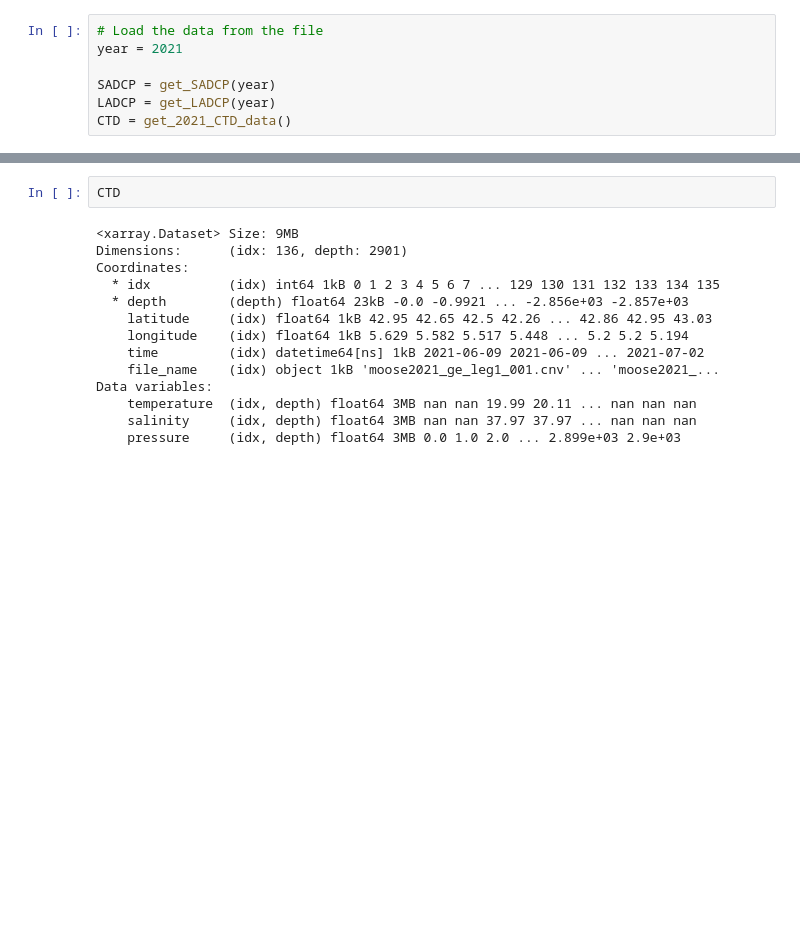
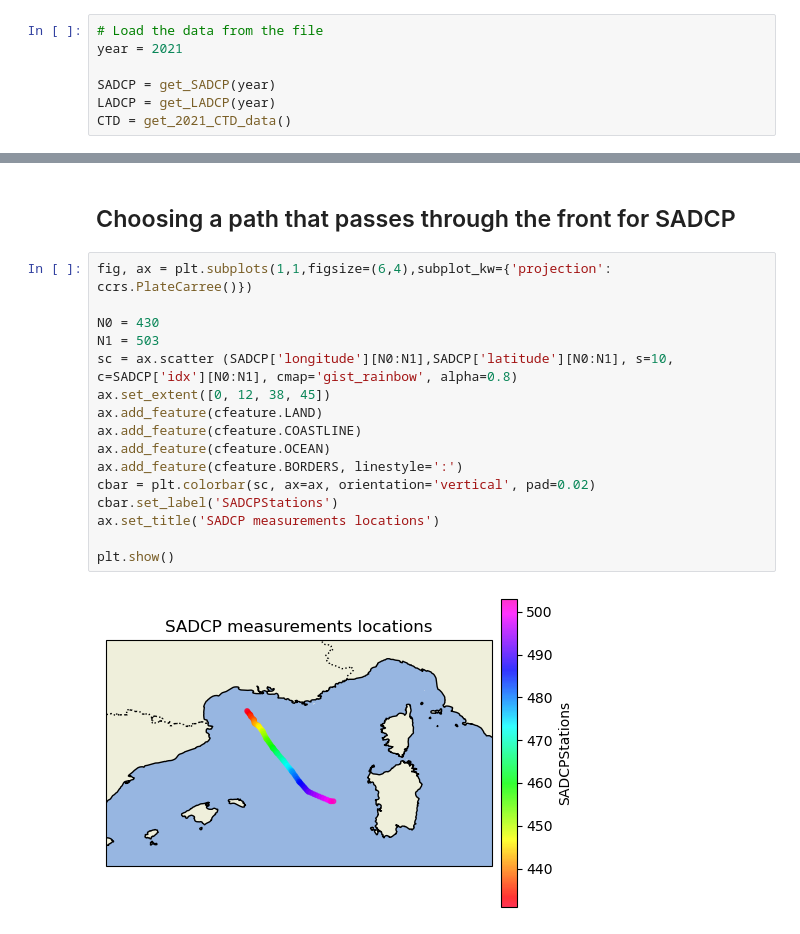
Before and after one commit to juliencollard2001/FOET_Northern_Gyre, a Jupyter notebook: SLADCP_vis.ipynb, the cells around one changed output, grey strips where cells are left out. Drawn from its saved outputs; the diff is of its cells as text; blank space fills up the shorter version.

```diff
--- a/SLADCP_vis.ipynb
+++ b/SLADCP_vis.ipynb
@@ -121,16 +65,20 @@ ts_diagram(CTD['salinity'],CTD['temperature'],CTD['pressure'])
-# %%
-CTD
-# %% [output]
-<xarray.Dataset> Size: 9MB
-Dimensions:      (idx: 136, depth: 2901)
-Coordinates:
-  * idx          (idx) int64 1kB 0 1 2 3 4 5 6 7 ... 129 130 131 132 133 134 135
-  * depth        (depth) float64 23kB -0.0 -0.9921 ... -2.856e+03 -2.857e+03
-    latitude     (idx) float64 1kB 42.95 42.65 42.5 42.26 ... 42.86 42.95 43.03
-    longitude    (idx) float64 1kB 5.629 5.582 5.517 5.448 ... 5.2 5.2 5.194
-    time         (idx) datetime64[ns] 1kB 2021-06-09 2021-06-09 ... 2021-07-02
-    file_name    (idx) object 1kB 'moose2021_ge_leg1_001.cnv' ... 'moose2021_...
-Data variables:
-    temperature  (idx, depth) float64 3MB nan nan 19.99 20.11 ... nan nan nan
-    salinity     (idx, depth) float64 3MB nan nan 37.97 37.97 ... nan nan nan
-    pressure     (idx, depth) float64 3MB 0.0 1.0 2.0 ... 2.899e+03 2.9e+03
+# %% [markdown]
+## Choosing a path that passes through the front for SADCP
+# %%
+fig, ax = plt.subplots(1,1,figsize=(6,4),subplot_kw={'projection': ccrs.PlateCarree()})
+
+N0 = 430
+N1 = 503
+sc = ax.scatter (SADCP['longitude'][N0:N1],SADCP['latitude'][N0:N1], s=10, c=SADCP['idx'][N0:N1], cmap='gist_rainbow', alpha=0.8)
+ax.set_extent([0, 12, 38, 45])
+ax.add_feature(cfeature.LAND)
+ax.add_feature(cfeature.COASTLINE)
+ax.add_feature(cfeature.OCEAN)
+ax.add_feature(cfeature.BORDERS, linestyle=':')
+cbar = plt.colorbar(sc, ax=ax, orientation='vertical', pad=0.02)
+cbar.set_label('SADCPStations')
+ax.set_title('SADCP measurements locations')
+
+plt.show()
+# %% [output]
+[figure, added]
```
Also changed, not shown: parts of 10 cells of this notebook.
